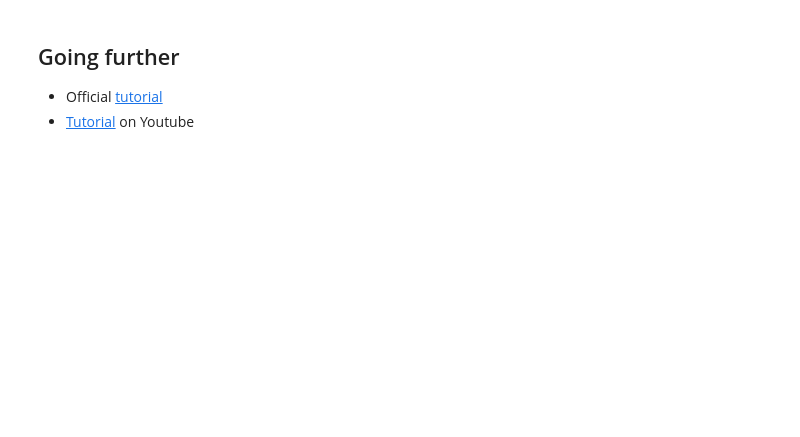
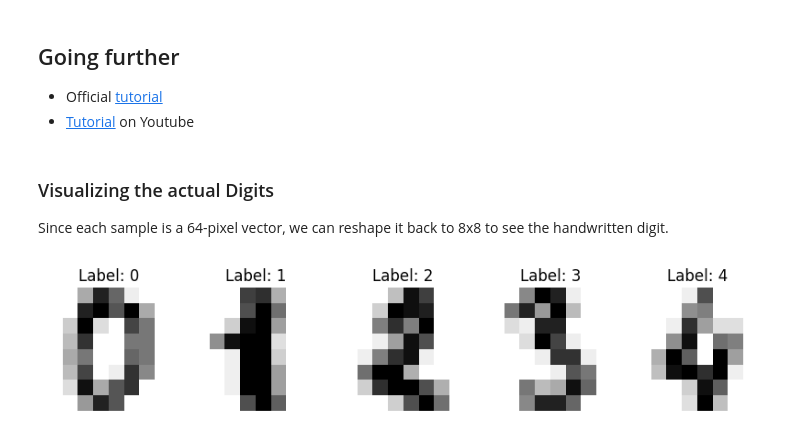
Before and after one commit to Greenstar22/PythonColab, a Jupyter notebook: notebooks/01_python_basics.ipynb, the cells around one changed output. Drawn from its saved outputs; the diff is of its cells as text; code cells hidden in the pictures; blank space fills up the shorter version.

```diff
--- a/notebooks/01_python_basics.ipynb
+++ b/notebooks/01_python_basics.ipynb
@@ -567,3 +614,16 @@ Are pixel values good features for classifying samples?
 
 *  Official [tutorial](https://matplotlib.org/tutorials/introductory/pyplot.html)
 * [Tutorial](https://www.youtube.com/watch?v=qErBw-R2Ybk) on Youtube
+# %% [markdown]
+### Visualizing the actual Digits
+Since each sample is a 64-pixel vector, we can reshape it back to 8x8 to see the handwritten digit.
+# %%
+plt.figure(figsize=(10, 4))
+for i in range(5):
+    plt.subplot(1, 5, i + 1)
+    plt.imshow(X[i].reshape(8, 8), cmap='gray_r')
+    plt.title(f"Label: {y[i]}")
+    plt.axis('off')
+plt.show()
+# %% [output]
+[figure, added]
```
Also changed, not shown: parts of 7 cells of this notebook.
